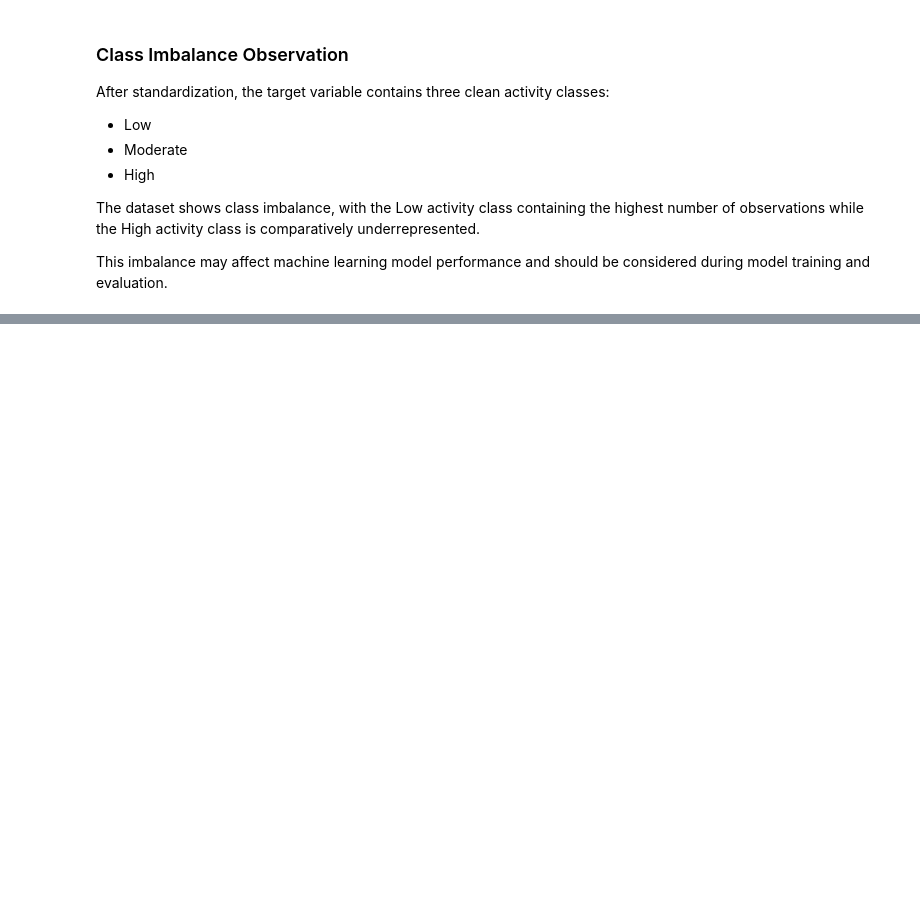
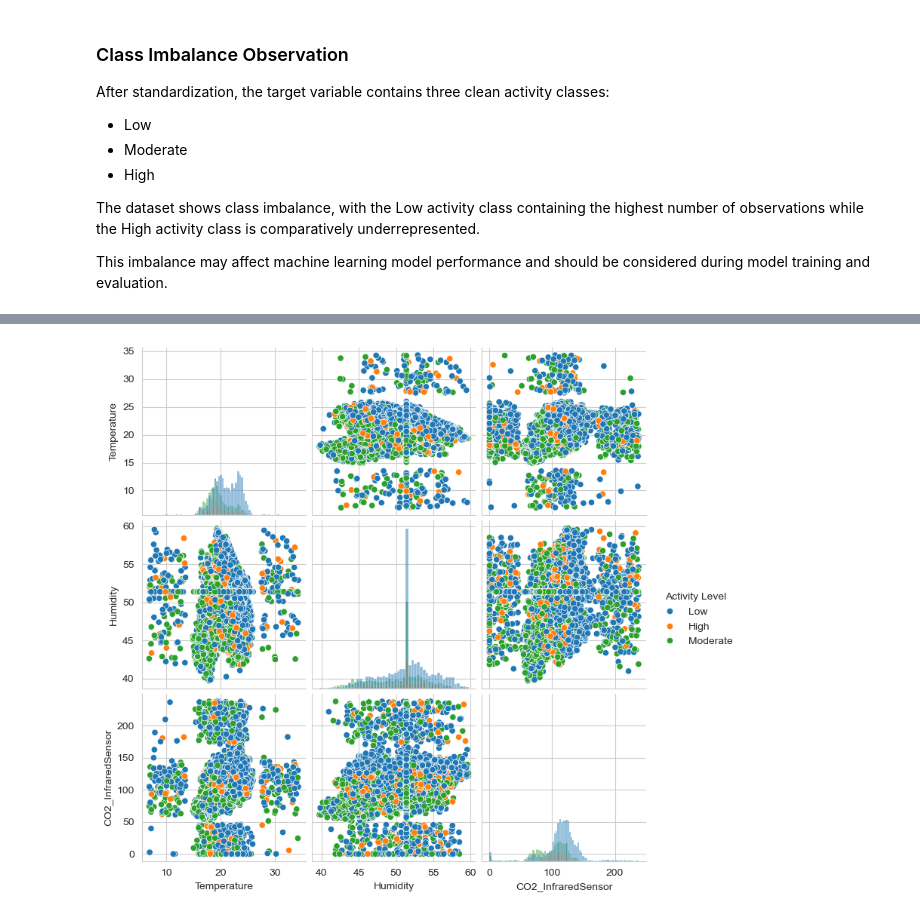
Before and after one commit to chanmyae99/elderguard-analytics-ml, a Jupyter notebook: notebooks/eda.ipynb, the cells around one changed output, grey strips where cells are left out. Cells and saved outputs as stored; diff of their text form; code cells hidden in the pictures; blank space fills up the shorter version.

```diff
--- a/notebooks/eda.ipynb
+++ b/notebooks/eda.ipynb
@@ -956,0 +1013,17 @@ This imbalance may affect machine learning model performance and should be consi
+# %%
+selected_features = [
+    "Temperature",
+    "Humidity",
+    "CO2_InfraredSensor",
+    "Activity Level"
+]
+
+sns.pairplot(
+    df_processed[selected_features],
+    hue="Activity Level",
+    diag_kind="hist"
+)
+
+plt.show()
+# %% [output]
+[figure, added]
```
Also changed, not shown: parts of 13 cells of this notebook, 1 other file.
